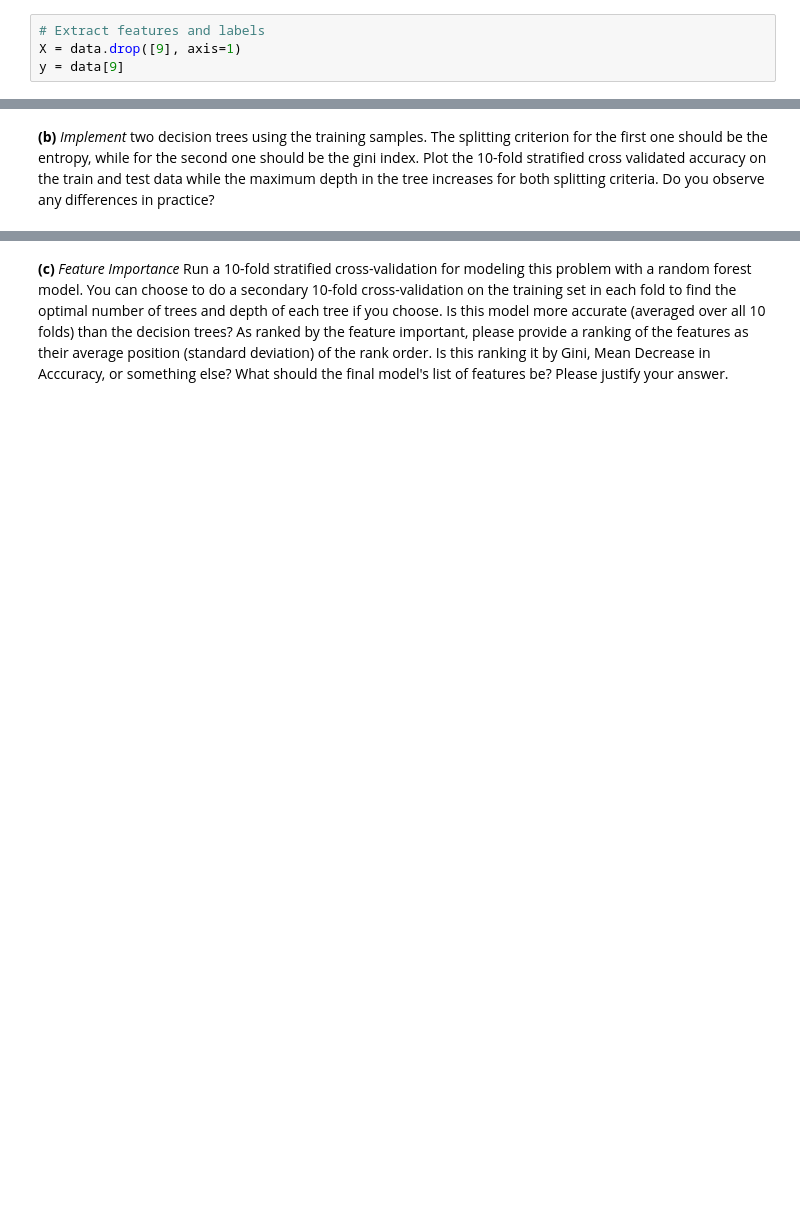
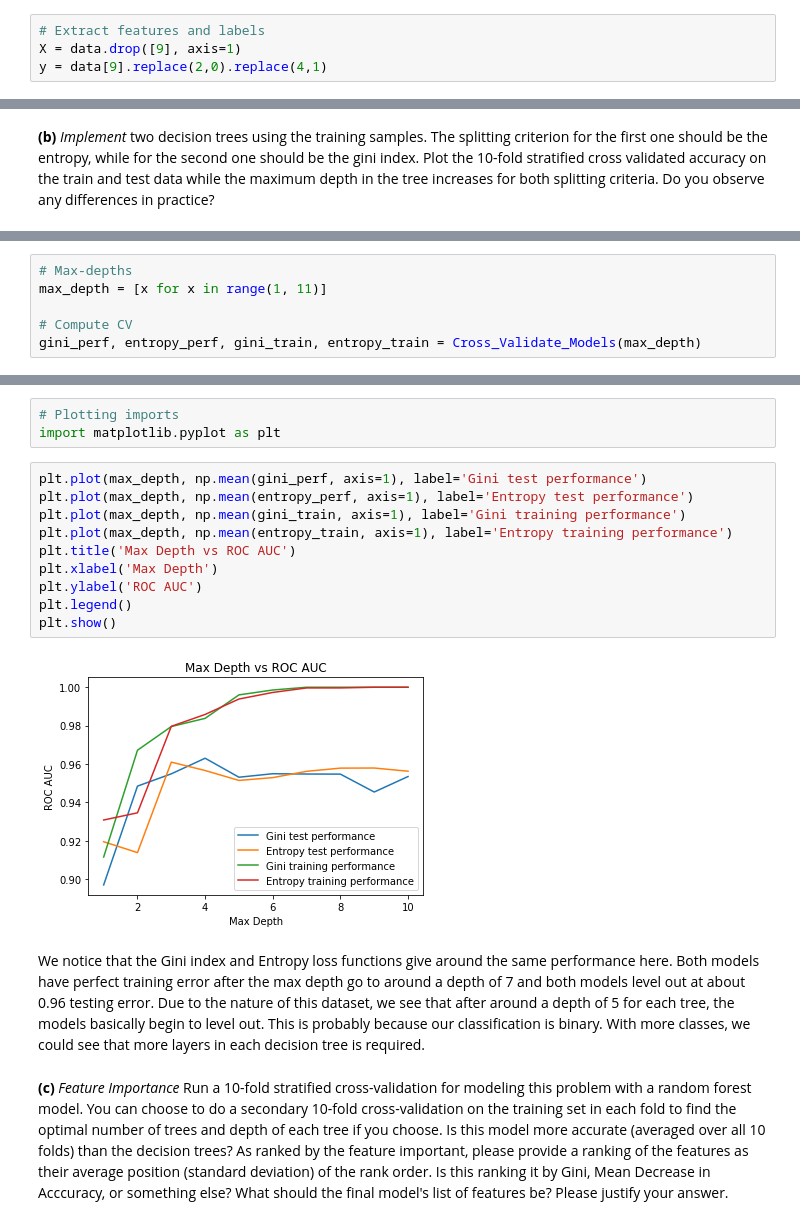
Before and after one commit to iamjeffx/CSCE-421, a Jupyter notebook: Homework/HW5/HW5.ipynb, the cells around one changed output, grey strips where cells are left out. Saved outputs shown, nothing was run; the diff lists cells and outputs as text; blank space fills up the shorter version.

```diff
--- a/Homework/HW5/HW5.ipynb
+++ b/Homework/HW5/HW5.ipynb
@@ -32,7 +33,7 @@ data = pd.read_csv("hw5_question2.csv", header=None)
 # %%
 # Extract features and labels
 X = data.drop([9], axis=1)
-y = data[9]
+y = data[9].replace(2,0).replace(4,1)
 # %%
 X
 # %% [output]
@@ -101,0 +156,6 @@ We notice by checking the split data, that the proportions of each class is abou
+# %%
+# Max-depths
+max_depth = [x for x in range(1, 11)]
+
+# Compute CV
+gini_perf, entropy_perf, gini_train, entropy_train = Cross_Validate_Models(max_depth)
@@ -102,2 +173,19 @@ We notice by checking the split data, that the proportions of each class is abou
+# %%
+# Plotting imports
+import matplotlib.pyplot as plt
+# %%
+plt.plot(max_depth, np.mean(gini_perf, axis=1), label='Gini test performance')
+plt.plot(max_depth, np.mean(entropy_perf, axis=1), label='Entropy test performance')
+plt.plot(max_depth, np.mean(gini_train, axis=1), label='Gini training performance')
+plt.plot(max_depth, np.mean(entropy_train, axis=1), label='Entropy training performance')
+plt.title('Max Depth vs ROC AUC')
+plt.xlabel('Max Depth')
+plt.ylabel('ROC AUC')
+plt.legend()
+plt.show()
+# %% [output]
+[figure, added]
+# %% [markdown]
+We notice that the Gini index and Entropy loss functions give around the same performance here. Both models have perfect training error after the max depth go to around a depth of 7 and both models level out at about 0.96 testing error. Due to the nature of this dataset, we see that after around a depth of 5 for each tree, the models basically begin to level out. This is probably because our classification is binary. With more classes, we could see that more layers in each decision tree is required.
 # %% [markdown]
 **(c)** *Feature Importance* Run a 10-fold stratified cross-validation for modeling this problem with a random forest model. You can choose to do a secondary 10-fold cross-validation on the training set in each fold to find the optimal number of trees and depth of each tree if you choose. Is this model more accurate (averaged over all 10 folds) than the decision trees? As ranked by the feature important, please provide a ranking of the features as their average position (standard deviation) of the rank order. Is this ranking it by Gini, Mean Decrease in Acccuracy, or something else? What should the final model's list of features be? Please justify your answer.
```
Also changed, not shown: parts of 8 cells of this notebook.
